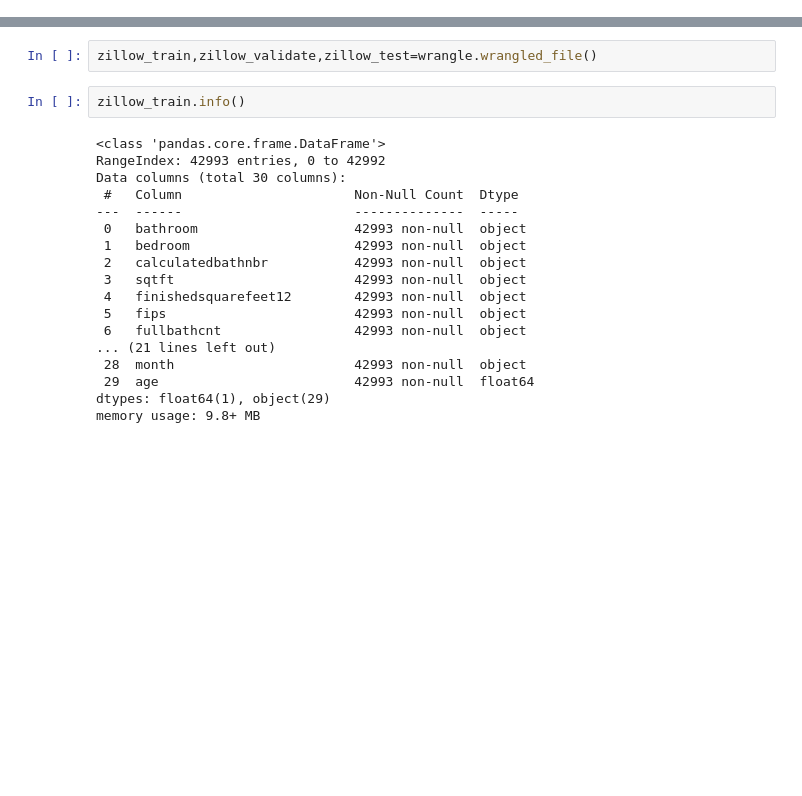
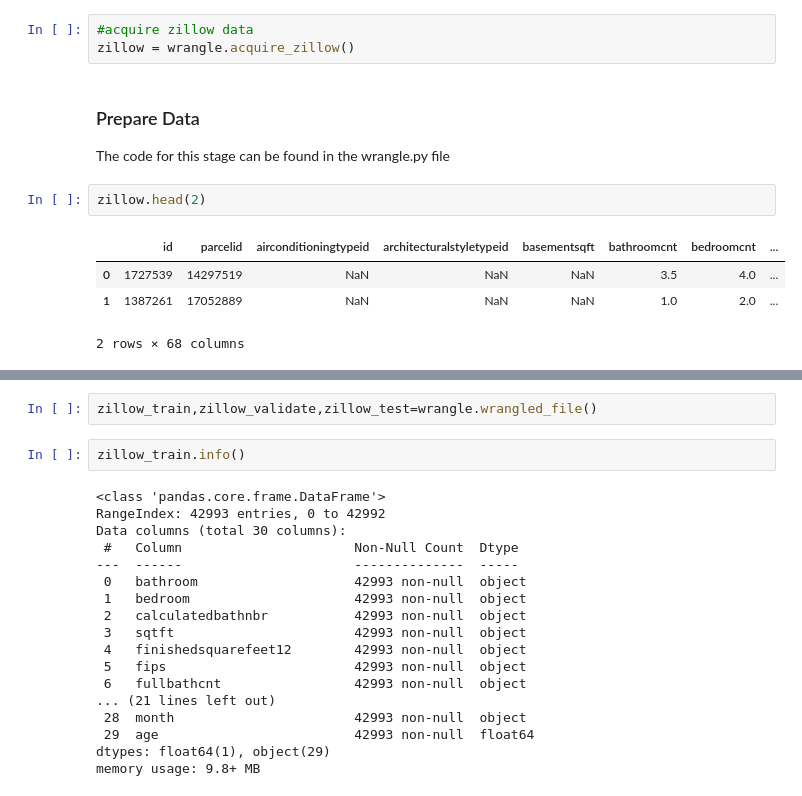
Before and after one commit to QinzhiChen/Project---Clustering, a Jupyter notebook: explore_zillow1.ipynb, the cells around one changed output, grey strips where cells are left out. Cells and saved outputs as stored; diff of their text form; blank space fills up the shorter version.

```diff
--- a/explore_zillow1.ipynb
+++ b/explore_zillow1.ipynb
@@ -22,0 +56,13 @@ from sklearn.metrics import r2_score
+# %%
+#acquire zillow data
+zillow = wrangle.acquire_zillow()
+# %% [markdown]
+### Prepare Data
+The code for this stage can be found in the wrangle.py file
+# %%
+zillow.head(2)
+# %% [output]
+|  | id | parcelid | airconditioningtypeid | architecturalstyletypeid | basementsqft | bathroomcnt | bedroomcnt | ... |
+| 0 | 1727539 | 14297519 | NaN | NaN | NaN | 3.5 | 4.0 | ... |
+| 1 | 1387261 | 17052889 | NaN | NaN | NaN | 1.0 | 2.0 | ... |
+2 rows × 68 columns
```
Also changed, not shown: parts of 14 cells of this notebook.
